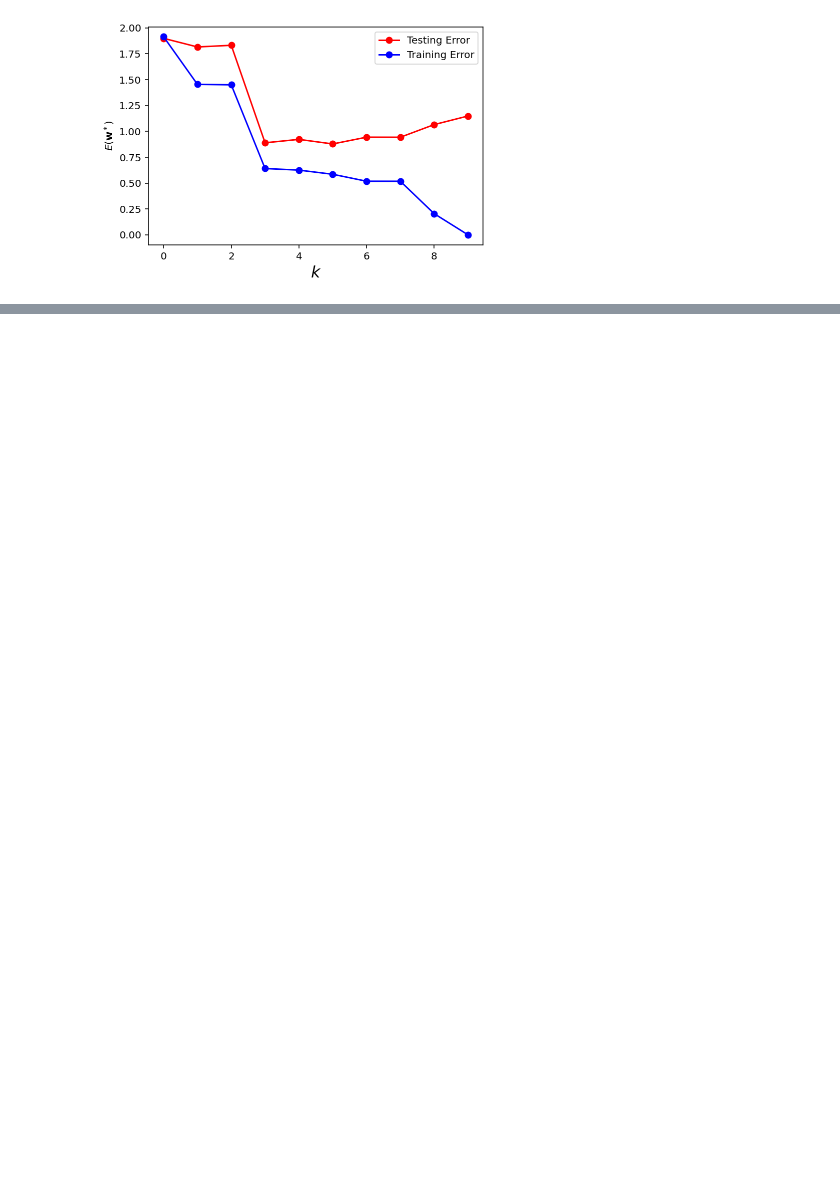
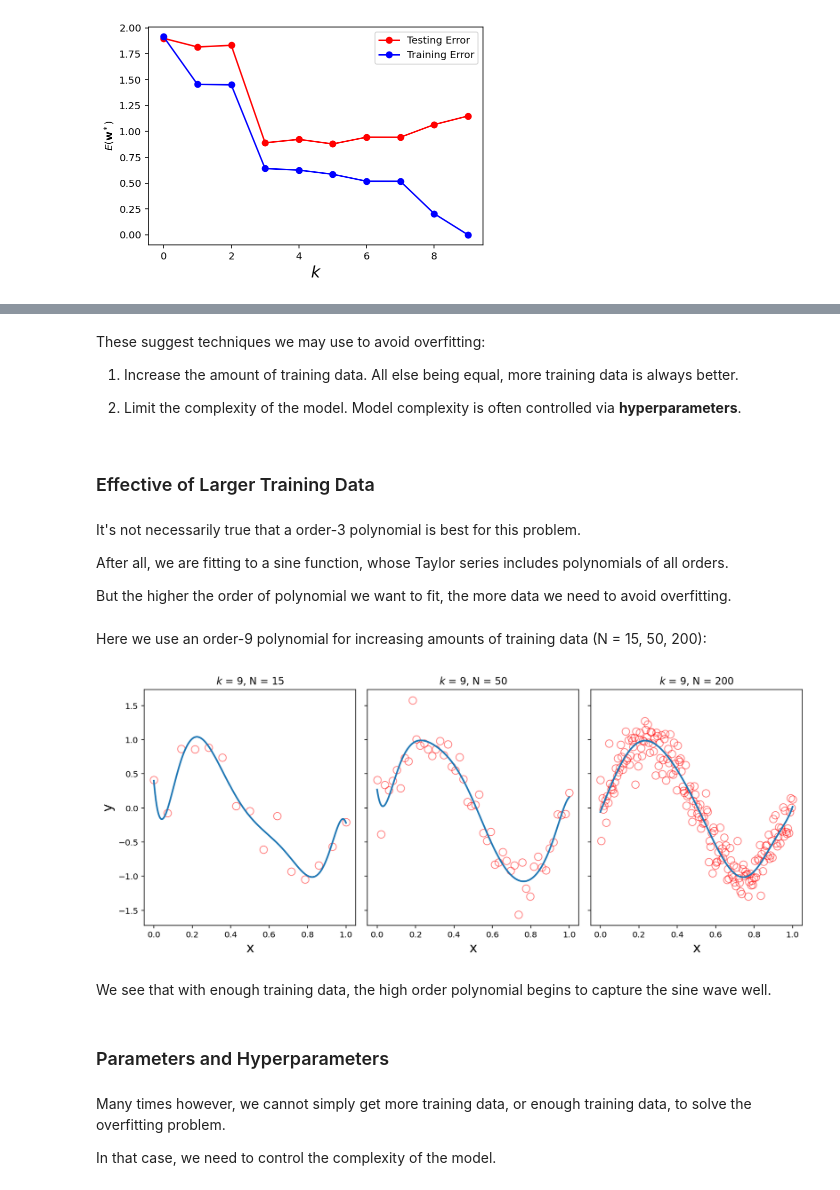
Before and after one commit to mcrovella/CS506-Computational-Tools-for-Data-Science, a Jupyter notebook: 13-Learning-From-Data.ipynb, the cells around one changed output, grey strips where cells are left out. Cells and saved outputs as stored; diff of their text form; code cells hidden in the pictures; blank space fills up the shorter version.

```diff
--- a/13-Learning-From-Data.ipynb
+++ b/13-Learning-From-Data.ipynb
@@ -697,0 +312,46 @@ Finally, we use 1 bit (2 colors) for a compression ratio around 24$\times$.
+# %% [markdown]
+These suggest techniques we may use to avoid overfitting:
+
+1. Increase the amount of training data.  All else being equal, more training data is always better.
+
+2. Limit the complexity of the model.  Model complexity is often controlled via __hyperparameters__.
+# %% [markdown]
+### Effective of Larger Training Data
+# %% [markdown]
+It's not necessarily true that a order-3 polynomial is best for this problem.
+
+After all, we are fitting to a sine function, whose Taylor series includes polynomials of all orders.
+
+But the higher the order of polynomial we want to fit, the more data we need to avoid overfitting.
+# %% [markdown]
+Here we use an order-9 polynomial for increasing amounts of training data (N = 15, 50, 200):
+# %%
+Ns = [15, 50, 200]
+xs = {Nval: np.linspace(0, 1, Nval) for Nval in Ns}
+ys = {Nval: np.sin(2 * np.pi * xs[Nval]) + default_rng(3).normal(size = Nval, scale = 0.20) for Nval in Ns}
+# %%
+fig, axs = plt.subplots(1, 3, sharey = True, figsize = (12, 5))
+#
+cx = np.linspace(0, 1, 1000)
+for i, Nval in enumerate(Ns):
+    w_star = fit_poly(xs[Nval], ys[Nval], 9)
+    cy = design_matrix(cx, 9) @ w_star
+    pred_y = design_matrix(xs[Nval], 9) @ w_star
+    axs[i].plot(xs[Nval], ys[Nval], 'ro', markersize = 9, fillstyle = 'none', alpha = 0.5)
+    axs[i].plot(cx, cy, lw = 2, label = r'$N$ = {}'.format(Nval))
+    axs[i].set_xlabel('x', size = 16)
+    if i == 0:
+        axs[i].set_ylabel('y', size = 16)
+    axs[i].set_title(r'$k$ = 9, N = {}'.format(Nval))
+#
+fig.tight_layout();
+# %% [output]
+[figure, added]
+# %% [markdown]
+We see that with enough training data, the high order polynomial begins to capture the sine wave well.
+# %% [markdown]
+### Parameters and Hyperparameters
+# %% [markdown]
+Many times however, we cannot simply get more training data, or enough training data, to solve the overfitting problem.
+
+In that case, we need to control the complexity of the model.
```
Also changed, not shown: parts of 112 cells of this notebook, 3 other files.
